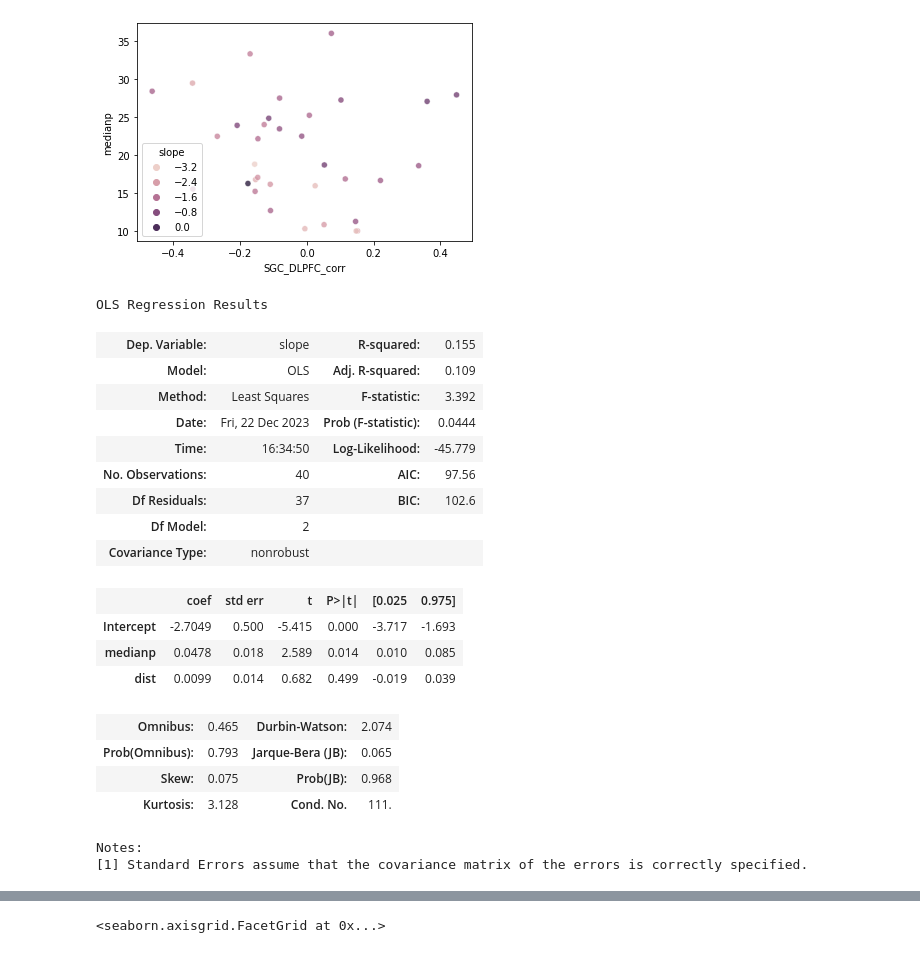
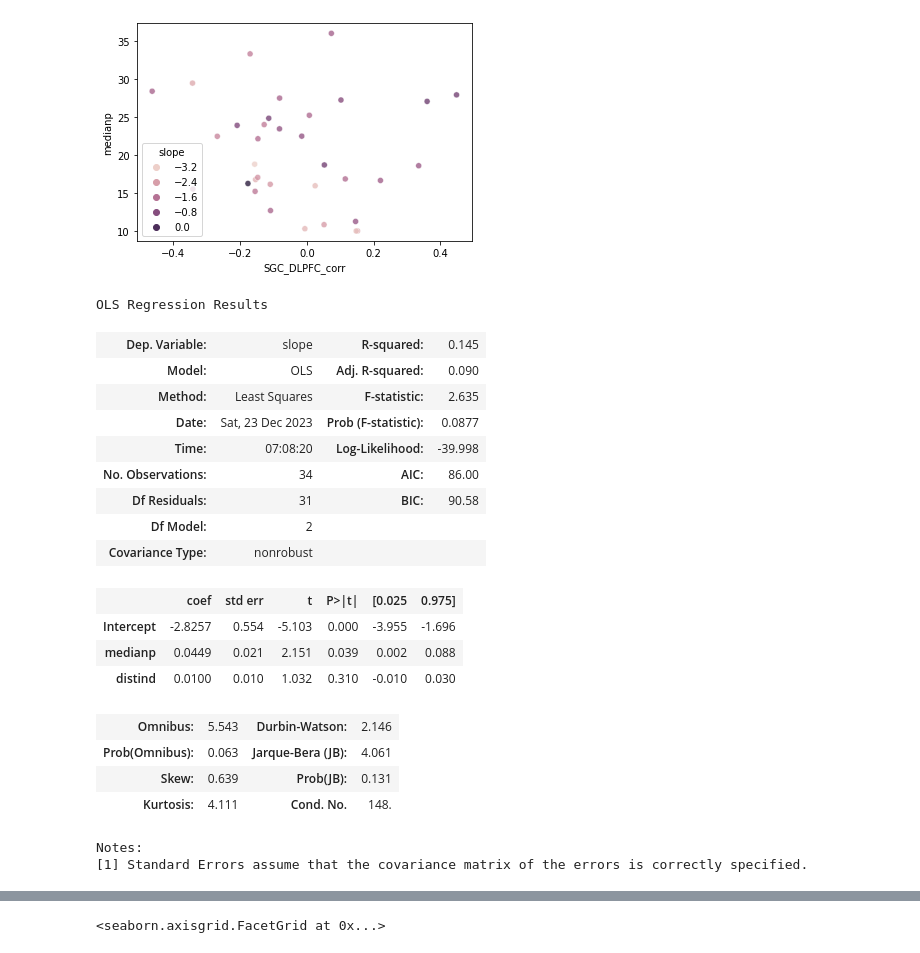
Before and after one commit to argyelan/Publications, a Jupyter notebook: MFG-orientation/MFG-TMSCOIL-ORIENTATION-tp.ipynb, the cells around one changed output, grey strips where cells are left out. Cells and saved outputs as stored; diff of their text form; code cells hidden in the pictures.

```diff
--- a/MFG-orientation/MFG-TMSCOIL-ORIENTATION-tp.ipynb
+++ b/MFG-orientation/MFG-TMSCOIL-ORIENTATION-tp.ipynb
@@ -317,0 +292,9 @@ alldata
+# %%
+angles = pd.read_csv('/src/notebooks/TMS/Angles-rTMS10Hz-hash.csv')
+distance = pd.read_csv('/src/notebooks/TMS/Distance-rTMS10Hz-hash.csv')
+distance_ind = pd.read_csv('/src/notebooks/TMS/IND-Distance-rTMS10Hz-hash.csv')
+distance_ind.columns=['_','distind','id_hash']
+
+clinical = pd.read_csv('/src/notebooks/TMS/clin-slope-rTMS10Hz-hash.csv')
+
+alldata = clinical.merge(distance, on='id_hash').merge(angles, left_on='id_hash', right_on='ptid').drop(columns=['ptid', 'Unnamed: 0_x', 'Unnamed: 0_y', 'Unnamed: 0'])
@@ -360,0 +343,3 @@ alldata2
+# %%
+alldata2=alldata.merge(negcorr[['SGC_DLPFC_corr','id_hash']], on='id_hash').merge(distance_ind,on='id_hash').drop(columns=['_'])
+alldata2
@@ -365,26 +368,26 @@ sns.scatterplot(data=alldata2, y= 'medianp', x='SGC_DLPFC_corr',alpha = .8, hue=
 [figure]
 # %%
 import statsmodels.formula.api as smf
-est = smf.ols(formula='slope ~ medianp + dist', data=alldata).fit()
+est = smf.ols(formula='slope ~ medianp + distind', data=alldata2).fit()
 est.summary()
 # %% [output]
 OLS Regression Results
-| Dep. Variable: | slope | R-squared: | 0.155 |
-| Model: | OLS | Adj. R-squared: | 0.109 |
-| Method: | Least Squares | F-statistic: | 3.392 |
-| Date: | Fri, 22 Dec 2023 | Prob (F-statistic): | 0.0444 |
-| Time: | 16:34:50 | Log-Likelihood: | -45.779 |
-| No. Observations: | 40 | AIC: | 97.56 |
-| Df Residuals: | 37 | BIC: | 102.6 |
+| Dep. Variable: | slope | R-squared: | 0.145 |
+| Model: | OLS | Adj. R-squared: | 0.090 |
+| Method: | Least Squares | F-statistic: | 2.635 |
+| Date: | Sat, 23 Dec 2023 | Prob (F-statistic): | 0.0877 |
+| Time: | 07:08:20 | Log-Likelihood: | -39.998 |
+| No. Observations: | 34 | AIC: | 86.00 |
+| Df Residuals: | 31 | BIC: | 90.58 |
 | Df Model: | 2 |  |  |
 | Covariance Type: | nonrobust |  |  |
 |  | coef | std err | t | P>|t| | [0.025 | 0.975] |
-| Intercept | -2.7049 | 0.500 | -5.415 | 0.000 | -3.717 | -1.693 |
-| medianp | 0.0478 | 0.018 | 2.589 | 0.014 | 0.010 | 0.085 |
-| dist | 0.0099 | 0.014 | 0.682 | 0.499 | -0.019 | 0.039 |
+| Intercept | -2.8257 | 0.554 | -5.103 | 0.000 | -3.955 | -1.696 |
+| medianp | 0.0449 | 0.021 | 2.151 | 0.039 | 0.002 | 0.088 |
+| distind | 0.0100 | 0.010 | 1.032 | 0.310 | -0.010 | 0.030 |
-| Omnibus: | 0.465 | Durbin-Watson: | 2.074 |
-| Prob(Omnibus): | 0.793 | Jarque-Bera (JB): | 0.065 |
-| Skew: | 0.075 | Prob(JB): | 0.968 |
-| Kurtosis: | 3.128 | Cond. No. | 111. |
+| Omnibus: | 5.543 | Durbin-Watson: | 2.146 |
+| Prob(Omnibus): | 0.063 | Jarque-Bera (JB): | 4.061 |
+| Skew: | 0.639 | Prob(JB): | 0.131 |
+| Kurtosis: | 4.111 | Cond. No. | 148. |
 Notes:
 [1] Standard Errors assume that the covariance matrix of the errors is correctly specified.
```
Also changed, not shown: parts of 22 cells of this notebook.
